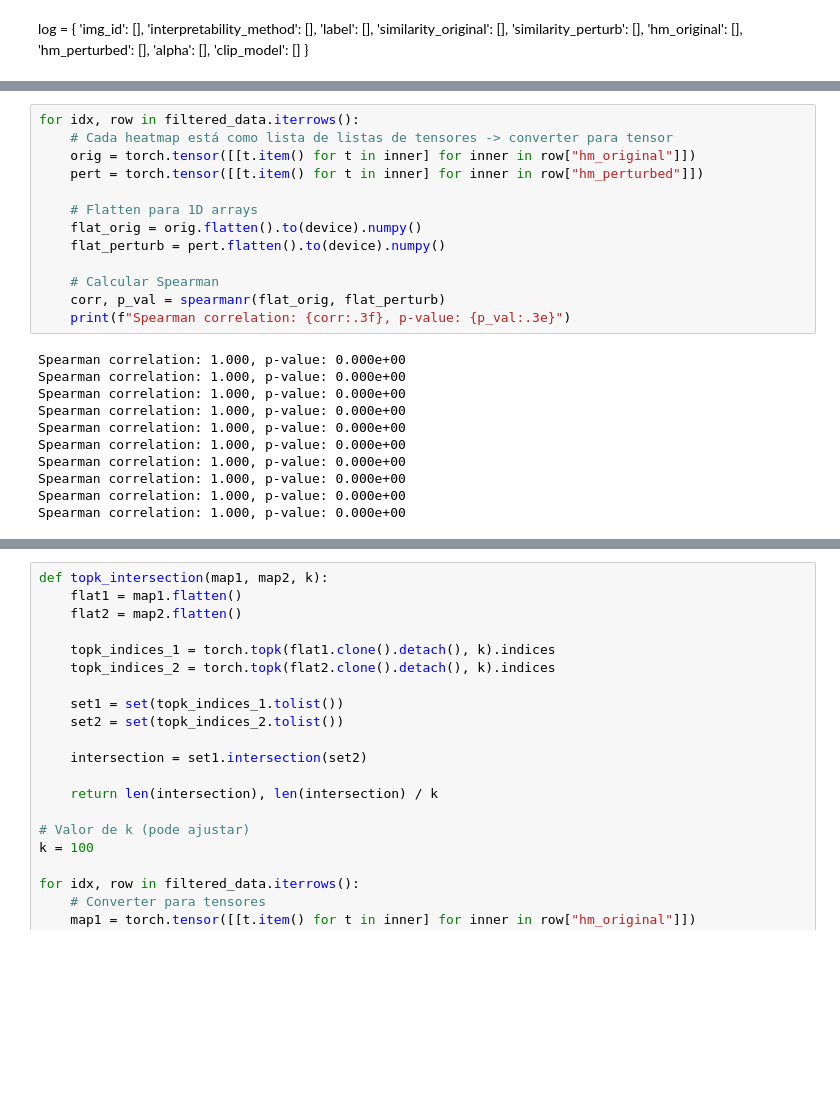
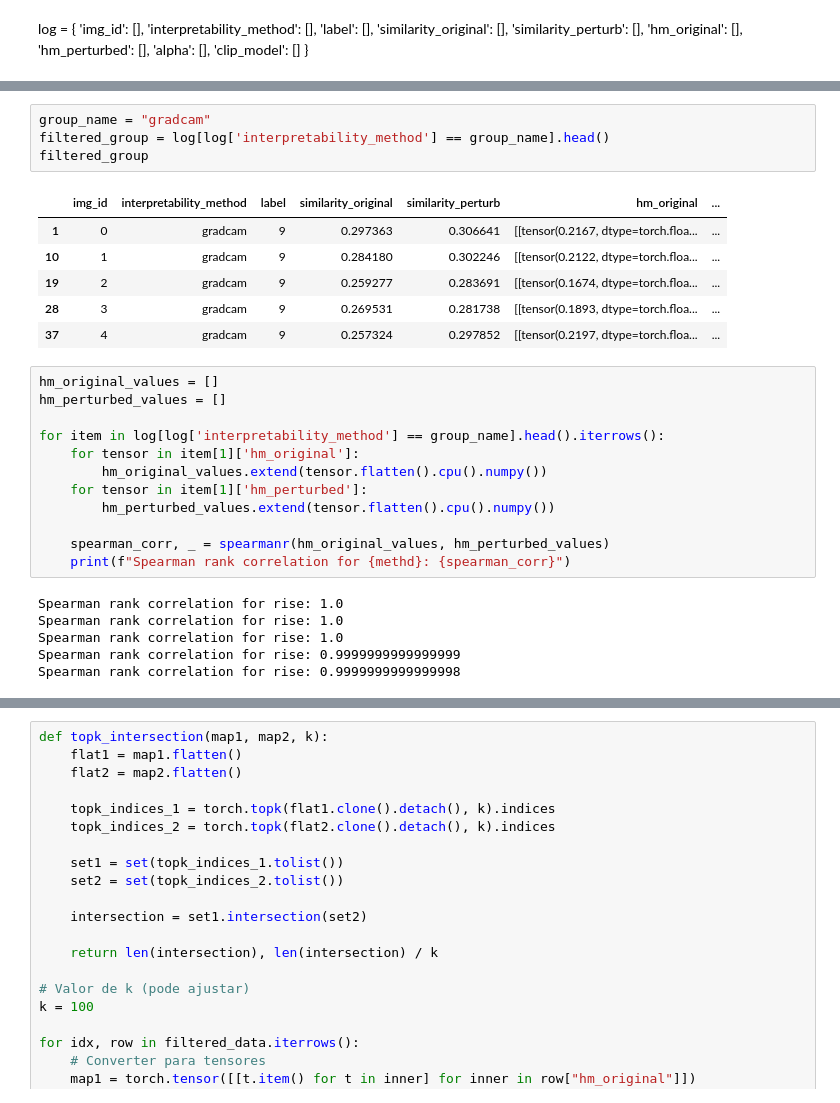
Before and after one commit to diego-calixto/Sensibility-of-CLIP-interpretation, a Jupyter notebook: analysis.ipynb, the cells around one changed output, grey strips where cells are left out. Saved outputs shown, nothing was run; the diff lists cells and outputs as text; blank space fills up the shorter version.

```diff
--- a/analysis.ipynb
+++ b/analysis.ipynb
@@ -45,24 +34,29 @@ filtered_data
-# %%
-for idx, row in filtered_data.iterrows():
-    # Cada heatmap está como lista de listas de tensores -> converter para tensor
-    orig = torch.tensor([[t.item() for t in inner] for inner in row["hm_original"]])
-    pert = torch.tensor([[t.item() for t in inner] for inner in row["hm_perturbed"]])
-
-    # Flatten para 1D arrays
-    flat_orig = orig.flatten().to(device).numpy()
-    flat_perturb = pert.flatten().to(device).numpy()
-
-    # Calcular Spearman
-    corr, p_val = spearmanr(flat_orig, flat_perturb)
-    print(f"Spearman correlation: {corr:.3f}, p-value: {p_val:.3e}")
-# %% [output]
-Spearman correlation: 1.000, p-value: 0.000e+00
-Spearman correlation: 1.000, p-value: 0.000e+00
-Spearman correlation: 1.000, p-value: 0.000e+00
-Spearman correlation: 1.000, p-value: 0.000e+00
-Spearman correlation: 1.000, p-value: 0.000e+00
-Spearman correlation: 1.000, p-value: 0.000e+00
-Spearman correlation: 1.000, p-value: 0.000e+00
-Spearman correlation: 1.000, p-value: 0.000e+00
-Spearman correlation: 1.000, p-value: 0.000e+00
-Spearman correlation: 1.000, p-value: 0.000e+00
+# %%
+group_name = "gradcam"
+filtered_group = log[log['interpretability_method'] == group_name].head()
+filtered_group
+# %% [output]
+|  | img_id | interpretability_method | label | similarity_original | similarity_perturb | hm_original | ... |
+| 1 | 0 | gradcam | 9 | 0.297363 | 0.306641 | [[tensor(0.2167, dtype=torch.floa... | ... |
+| 10 | 1 | gradcam | 9 | 0.284180 | 0.302246 | [[tensor(0.2122, dtype=torch.floa... | ... |
+| 19 | 2 | gradcam | 9 | 0.259277 | 0.283691 | [[tensor(0.1674, dtype=torch.floa... | ... |
+| 28 | 3 | gradcam | 9 | 0.269531 | 0.281738 | [[tensor(0.1893, dtype=torch.floa... | ... |
+| 37 | 4 | gradcam | 9 | 0.257324 | 0.297852 | [[tensor(0.2197, dtype=torch.floa... | ... |
+# %%
+hm_original_values = []
+hm_perturbed_values = []
+
+for item in log[log['interpretability_method'] == group_name].head().iterrows():
+    for tensor in item[1]['hm_original']:
+        hm_original_values.extend(tensor.flatten().cpu().numpy())
+    for tensor in item[1]['hm_perturbed']:
+        hm_perturbed_values.extend(tensor.flatten().cpu().numpy())
+
+    spearman_corr, _ = spearmanr(hm_original_values, hm_perturbed_values)
+    print(f"Spearman rank correlation for {methd}: {spearman_corr}")
+# %% [output]
+Spearman rank correlation for rise: 1.0
+Spearman rank correlation for rise: 1.0
+Spearman rank correlation for rise: 1.0
+Spearman rank correlation for rise: 0.9999999999999999
+Spearman rank correlation for rise: 0.9999999999999998
```
Also changed, not shown: parts of 5 cells of this notebook, 2 other files.
